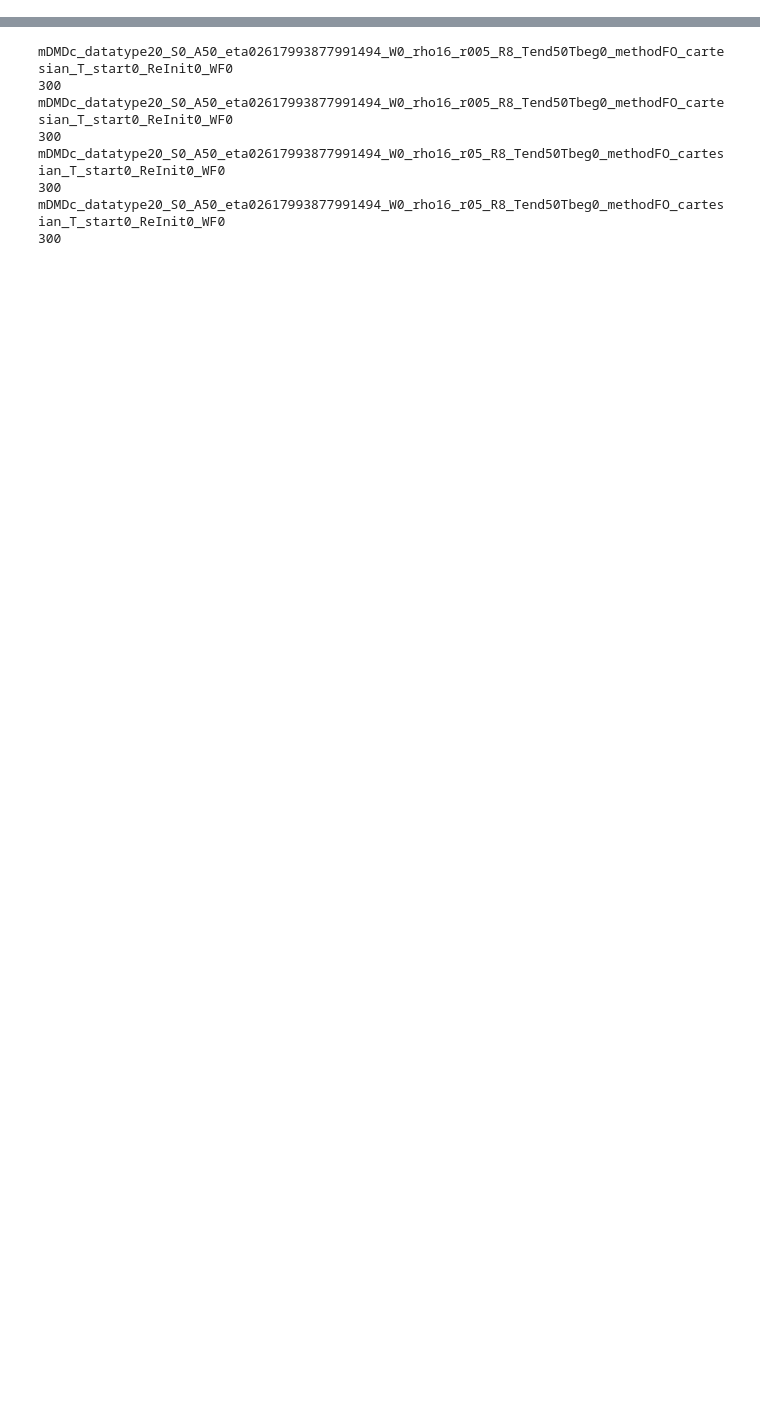
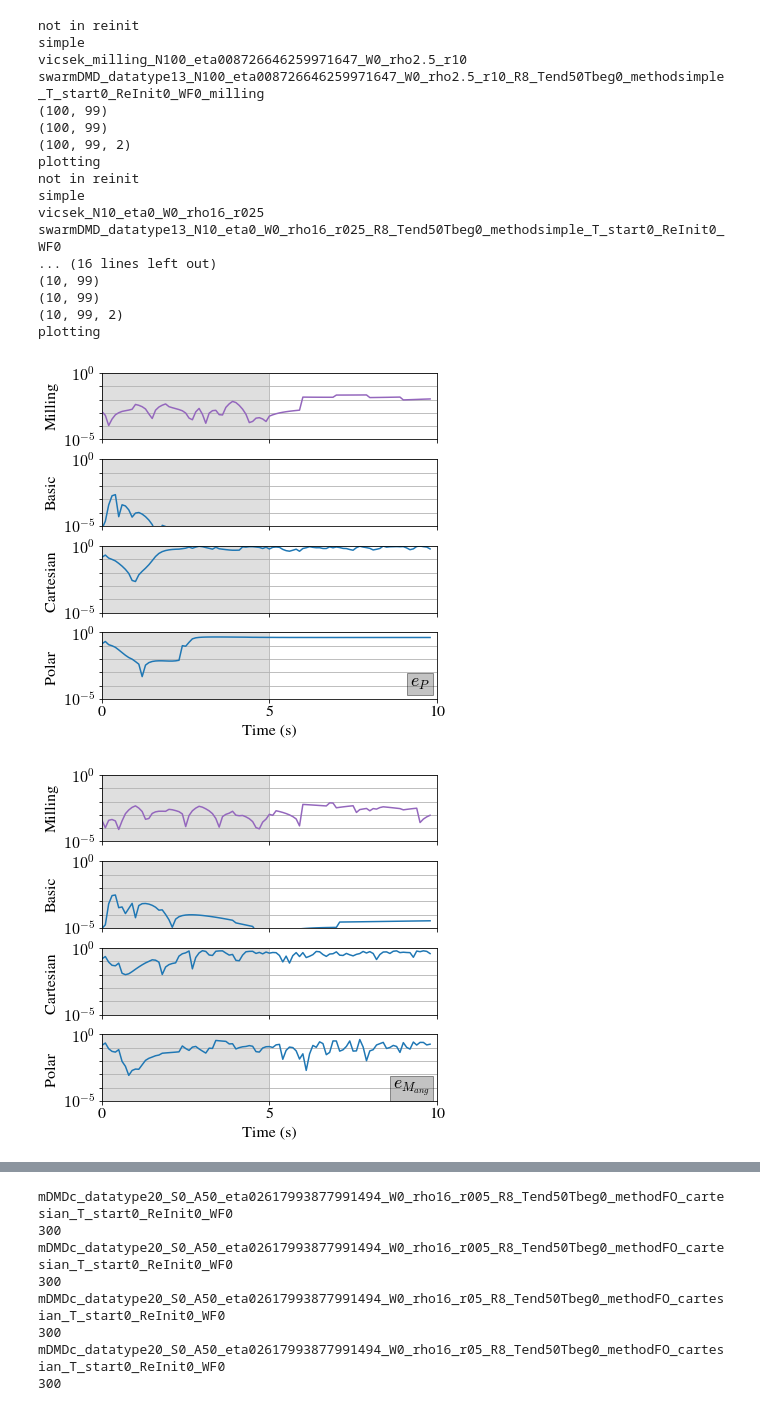
Before and after one commit to e-vic/swarmDMD, a Jupyter notebook: Plotting.ipynb, the cells around one changed output, grey strips where cells are left out. Drawn from its saved outputs; the diff is of its cells as text; code cells hidden in the pictures; blank space fills up the shorter version.

```diff
--- a/Plotting.ipynb
+++ b/Plotting.ipynb
@@ -645,0 +432,37 @@ mDMDc_datatype13_S0_A50_eta0_W0_rho16_r05_R8_Tend50Tbeg0_methodsimple_T_start0_R
+# %%
+# Time-error plots Plots
+T_start = 0
+T_stop = 100
+parameters = [ #[N,rho,dataype,method,eta,rs,re_init,waterfall,F,iterate_labels,name,milling,reinit,t_init]
+    [100,2.5,13,'simple',0.08726646259971647,[1.],0,0,100,[r'$1$'],"Milling",1,0,0],
+    [10,16,13,'simple',0,[0.25],0,0,10,[r'$0.25$'],"Basic",0,0,0],
+    [10,16,20,'FO_cartesian',0,[0.25],0,0,10,[r'$0.25$'],"Cartesian ",0,0,0],
+    [10,16,21,'FO_polar',0,[0.25],0,0,10,[r'$0.25$'],"Polar ",0,0,0]
+]
+
+Pfig, Mfig, posfig, hfig = plot_errors(T_start, T_stop, parameters, wide,R,T_end,T_beg)
+
+# Pfig.savefig('Results/AnalysisFigures/Polarisation', dpi=150,bbox_inches='tight')
+# Mfig.savefig('Results/AnalysisFigures/AngularMomentum', dpi=150,bbox_inches='tight')
+# posfig.savefig('Results/AnalysisFigures/Position', dpi=150,bbox_inches='tight')
+# hfig.savefig('Results/AnalysisFigures/Heading', dpi=150,bbox_inches='tight')
+# %% [output]
+not in reinit
+simple
+vicsek_milling_N100_eta008726646259971647_W0_rho2.5_r10
+swarmDMD_datatype13_N100_eta008726646259971647_W0_rho2.5_r10_R8_Tend50Tbeg0_methodsimple_T_start0_ReInit0_WF0_milling
+(100, 99)
+(100, 99)
+(100, 99, 2)
+plotting
+not in reinit
+simple
+vicsek_N10_eta0_W0_rho16_r025
+swarmDMD_datatype13_N10_eta0_W0_rho16_r025_R8_Tend50Tbeg0_methodsimple_T_start0_ReInit0_WF0
+... (16 lines left out)
+(10, 99)
+(10, 99)
+(10, 99, 2)
+plotting
+[figure, added]
+[figure, added]
```
Also changed, not shown: parts of 27 cells of this notebook, 13 other files.
